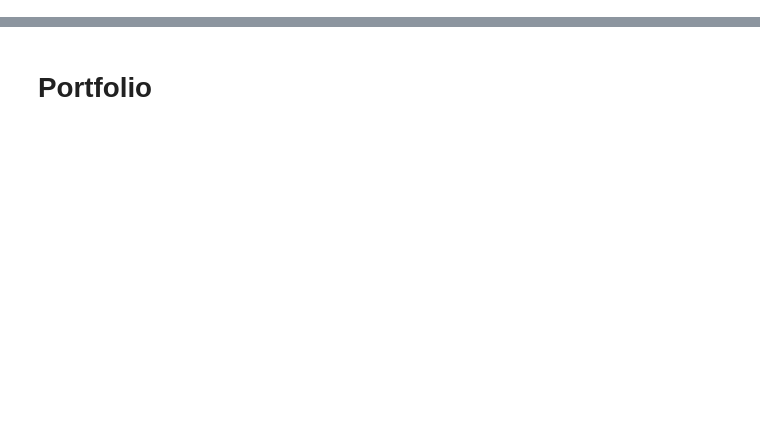
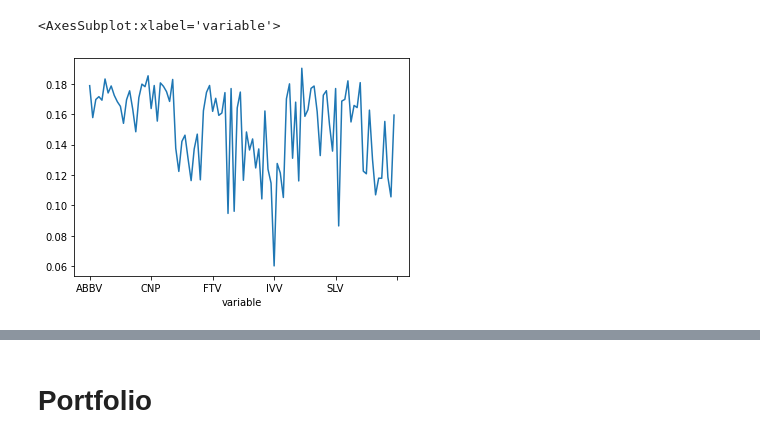
Before and after one commit to chrischia06/M6, a Jupyter notebook: Submission1.ipynb, the cells around one changed output, grey strips where cells are left out. Saved outputs shown, nothing was run; the diff lists cells and outputs as text; code cells hidden in the pictures; blank space fills up the shorter version.

```diff
--- a/Submission1.ipynb
+++ b/Submission1.ipynb
@@ -97,0 +240,2 @@ booster = lgb.train(params, lgb_data, num_boost_round = 100)
+# %%
+pred_train = booster.predict(X_train)
@@ -98,3 +258,6 @@ booster = lgb.train(params, lgb_data, num_boost_round = 100)
 # %%
-y_true = pd.get_dummies(df['value']).cumsum(axis = 1)
-baseline = np.mean(np.mean((y_true - np.cumsum(np.ones(y_true.shape), axis = 1) / 5) ** 2, axis = 1))
+(np.mean((pd.get_dummies(y_train).cumsum(axis = 1).reset_index().set_index(['variable','Date']) - np.cumsum(pred_train, axis = 1)) ** 2, axis = 1)
+ .groupby('variable').mean()).plot()
+# %% [output]
+<AxesSubplot:xlabel='variable'>
+[figure, added]
```
Also changed, not shown: parts of 68 cells of this notebook, 6 other files.
